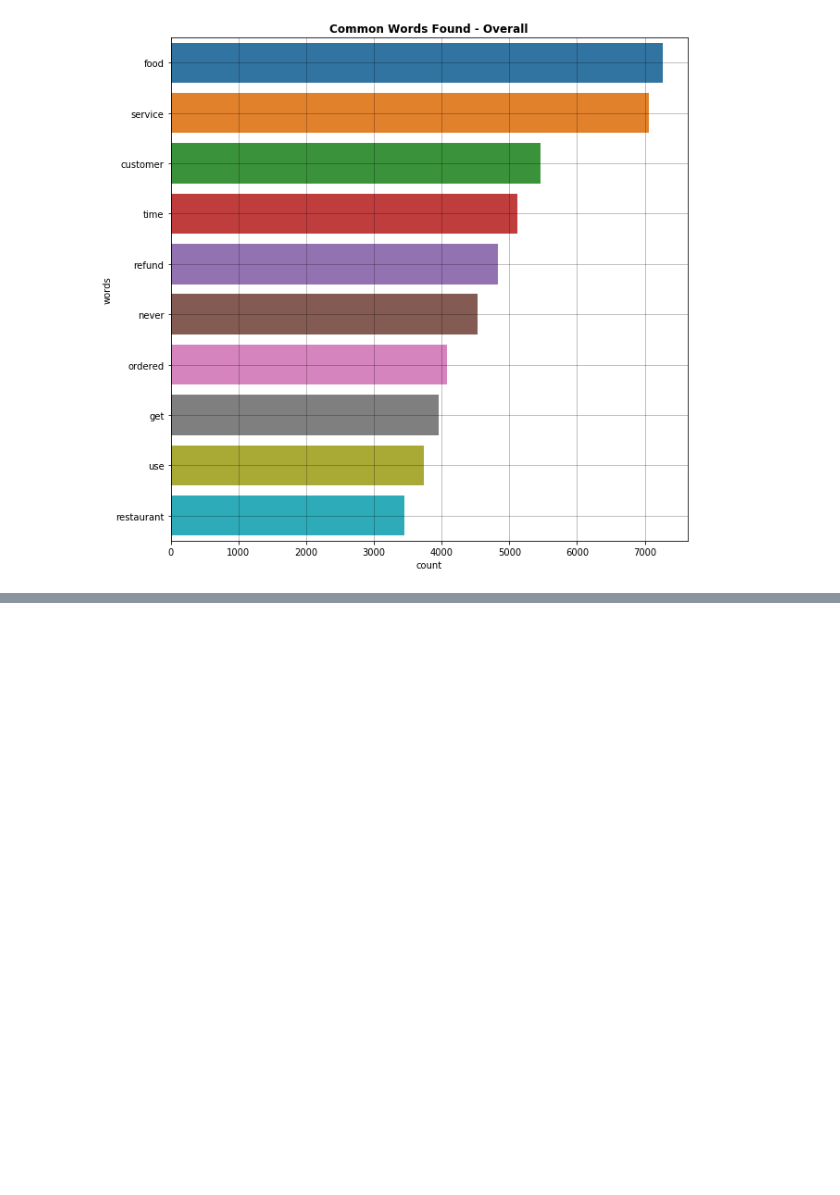
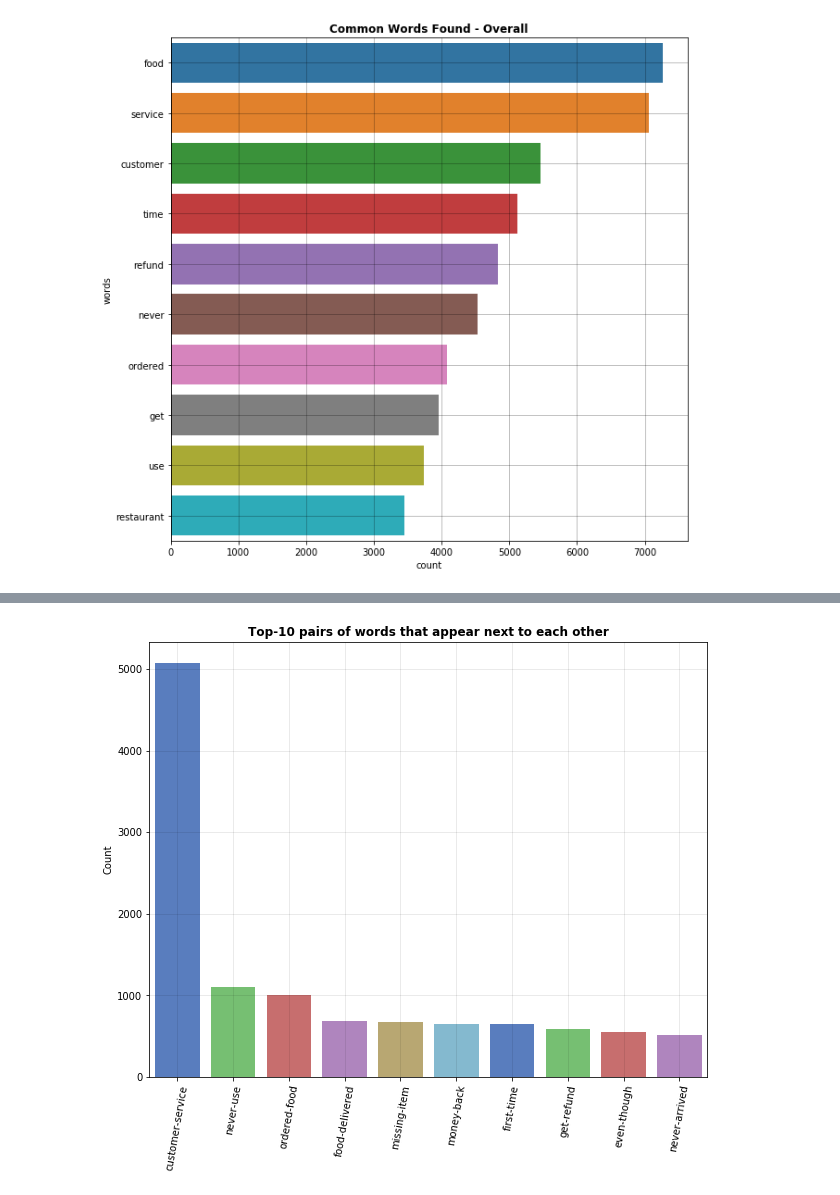
Before and after one commit to gpsyrou/Text_Analysis_of_Consumer_Reviews, a Jupyter notebook: jupyter_notebook/reviews.ipynb, the cells around one changed output, grey strips where cells are left out. Saved outputs shown, nothing was run; the diff lists cells and outputs as text; code cells hidden in the pictures; blank space fills up the shorter version.

```diff
--- a/jupyter_notebook/reviews.ipynb
+++ b/jupyter_notebook/reviews.ipynb
@@ -106,0 +115,6 @@ plot_most_common_words(base_df,  n_most_common=10, text_col='Review_Merged')
+# %%
+compute_bigrams(base_df, text_col='Review_Merged')
+
+plot_bigrams(input_df=base_df, text_col='Review_Merged', top_n=10)
+# %% [output]
+[figure, added]
```
Also changed, not shown: parts of 2 cells of this notebook.
